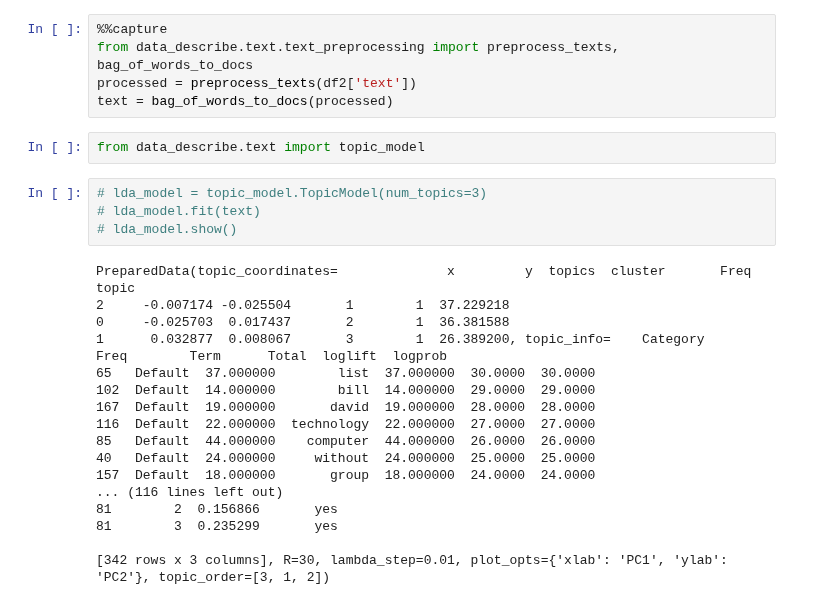
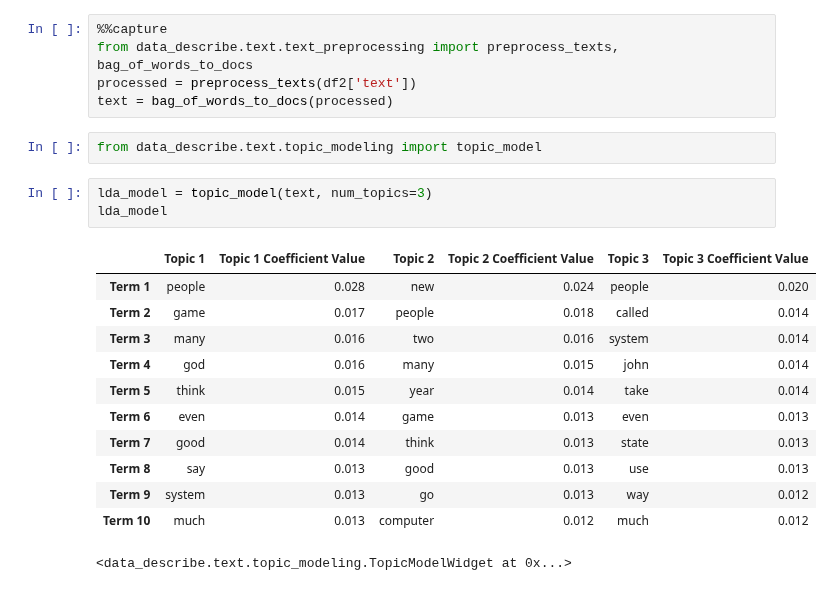
Before and after one commit to data-describe/data-describe, a Jupyter notebook: examples/Tutorial.ipynb, the cells around one changed output. Drawn from its saved outputs; the diff is of its cells as text.

```diff
--- a/examples/Tutorial.ipynb
+++ b/examples/Tutorial.ipynb
@@ -163,26 +165,20 @@ from data_describe.text.text_preprocessing import preprocess_texts, bag_of_words
 processed = preprocess_texts(df2['text'])
 text = bag_of_words_to_docs(processed)
 # %%
-from data_describe.text import topic_model
+from data_describe.text.topic_modeling import topic_model
 # %%
-# lda_model = topic_model.TopicModel(num_topics=3)
-# lda_model.fit(text)
-# lda_model.show()
+lda_model = topic_model(text, num_topics=3)
+lda_model
 # %% [output]
+|  | Topic 1 | Topic 1 Coefficient Value | Topic 2 | Topic 2 Coefficient Value | Topic 3 | Topic 3 Coefficient Value |
+| Term 1 | people | 0.028 | new | 0.024 | people | 0.020 |
+| Term 2 | game | 0.017 | people | 0.018 | called | 0.014 |
+| Term 3 | many | 0.016 | two | 0.016 | system | 0.014 |
+| Term 4 | god | 0.016 | many | 0.015 | john | 0.014 |
+| Term 5 | think | 0.015 | year | 0.014 | take | 0.014 |
+| Term 6 | even | 0.014 | game | 0.013 | even | 0.013 |
+| Term 7 | good | 0.014 | think | 0.013 | state | 0.013 |
+| Term 8 | say | 0.013 | good | 0.013 | use | 0.013 |
+| Term 9 | system | 0.013 | go | 0.013 | way | 0.012 |
+| Term 10 | much | 0.013 | computer | 0.012 | much | 0.012 |
-PreparedData(topic_coordinates=              x         y  topics  cluster       Freq
-topic
-2     -0.007174 -0.025504       1        1  37.229218
-0     -0.025703  0.017437       2        1  36.381588
-1      0.032877  0.008067       3        1  26.389200, topic_info=    Category       Freq        Term      Total  loglift  logprob
-65   Default  37.000000        list  37.000000  30.0000  30.0000
-102  Default  14.000000        bill  14.000000  29.0000  29.0000
-167  Default  19.000000       david  19.000000  28.0000  28.0000
-116  Default  22.000000  technology  22.000000  27.0000  27.0000
-85   Default  44.000000    computer  44.000000  26.0000  26.0000
-40   Default  24.000000     without  24.000000  25.0000  25.0000
-157  Default  18.000000       group  18.000000  24.0000  24.0000
-... (116 lines left out)
-81        2  0.156866       yes
-81        3  0.235299       yes
-
-[342 rows x 3 columns], R=30, lambda_step=0.01, plot_opts={'xlab': 'PC1', 'ylab': 'PC2'}, topic_order=[3, 1, 2])
+<data_describe.text.topic_modeling.TopicModelWidget at 0x...>
```
Also changed, not shown: parts of 16 cells of this notebook.
